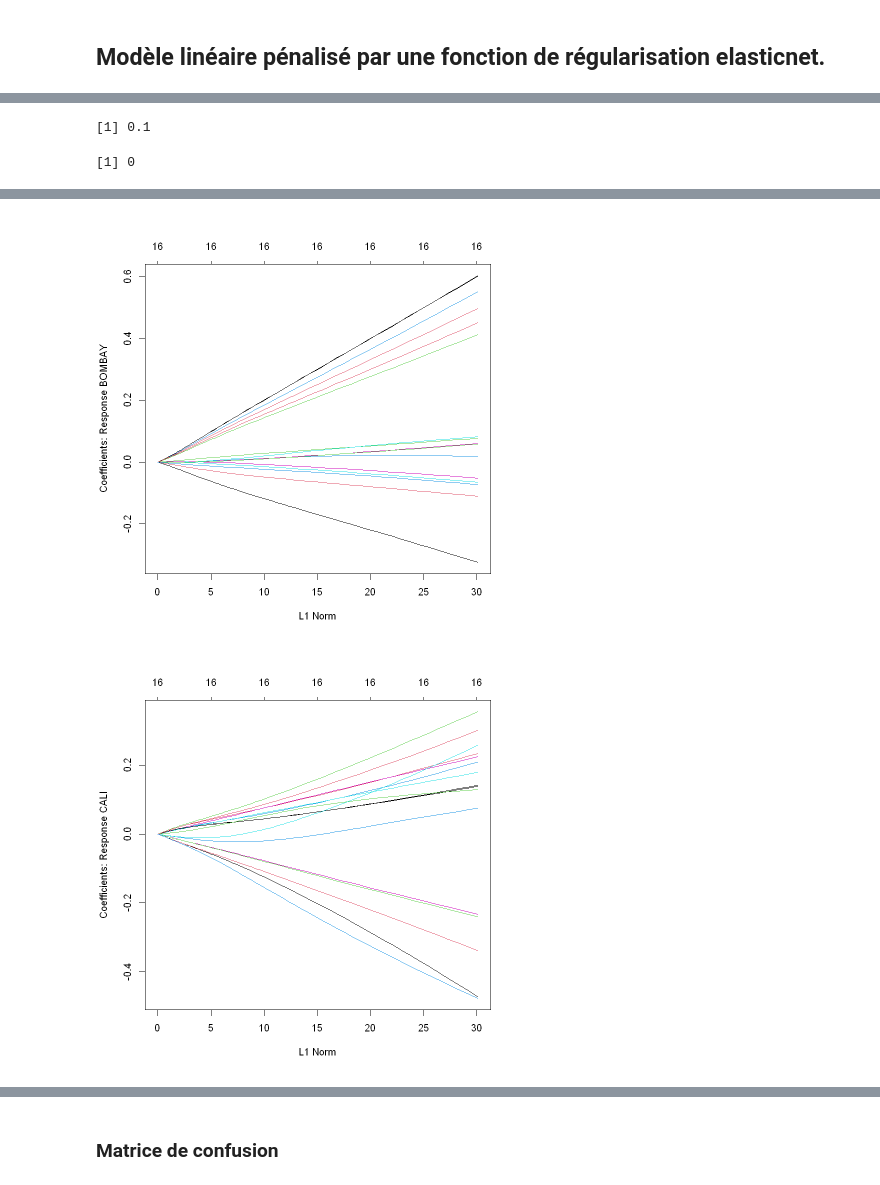
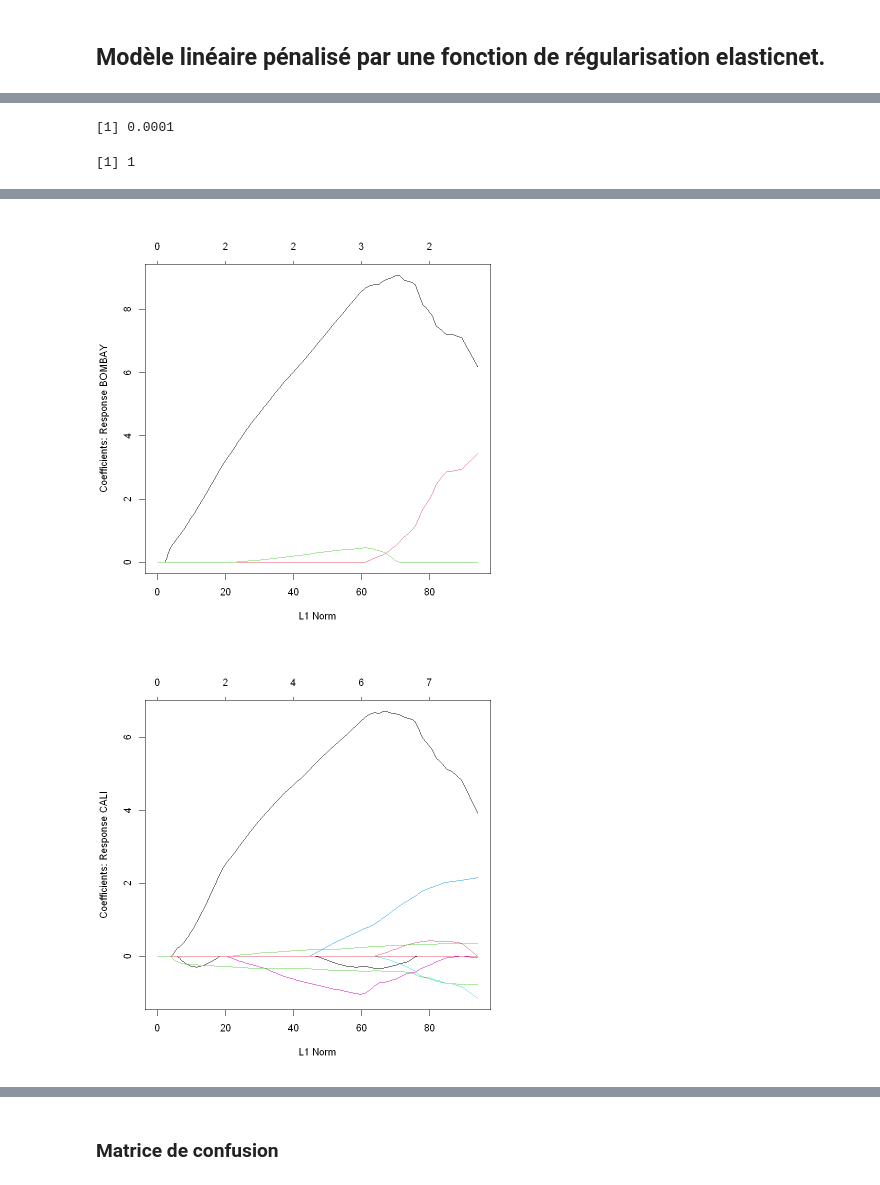
Before and after one commit to RomainDudoit/M2_Projet_Data_Mining_ah_pine, a Jupyter notebook: Code_Notebook.ipynb, the cells around one changed output, grey strips where cells are left out. Drawn from its saved outputs; the diff is of its cells as text; code cells hidden in the pictures.

```diff
--- a/Test_notebook.ipynb
+++ b/Code_Notebook.ipynb
@@ -217,12 +230,12 @@ train_control <- trainControl(
 
 grid <- expand.grid(
   alpha = seq(0,1,by=0.1),
-  lambda = seq(0.001,1,length=20)
+  lambda = seq(0.0001,0.1,length=20)
 )
 # %%
 set.seed(42)
 
-model <- train(Class~.,
+glmnet <- train(Class~.,
                data=Train,
                method="glmnet",
                family = "multinomial",
@@ -253,11 +266,11 @@ The final values used for the model were alpha = 0 and lambda = 0.1.
 # %%
-model$bestTune$lambda
+glmnet$bestTune$lambda
 # %% [output]
-[1] 0.1
+[1] 0.0001
 # %%
-model$bestTune$alpha
+glmnet$bestTune$alpha
 # %% [output]
-[1] 0
+[1] 1
 # %%
-plot(model$finalModel)
+plot(glmnet$finalModel)
 # %% [output]
@@ -265,2 +278,2 @@ plot(model$finalModel)
-[figure, old version]
+[figure, new version]
-[figure, old version]
+[figure, new version]
```
Also changed, not shown: parts of 8 cells of this notebook.
